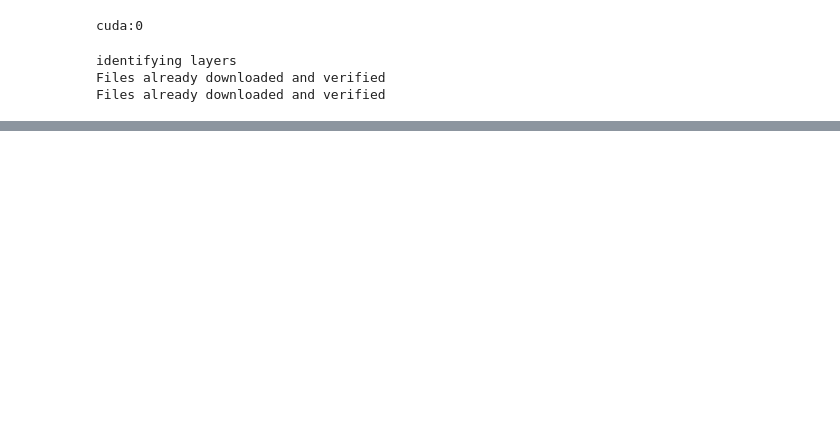
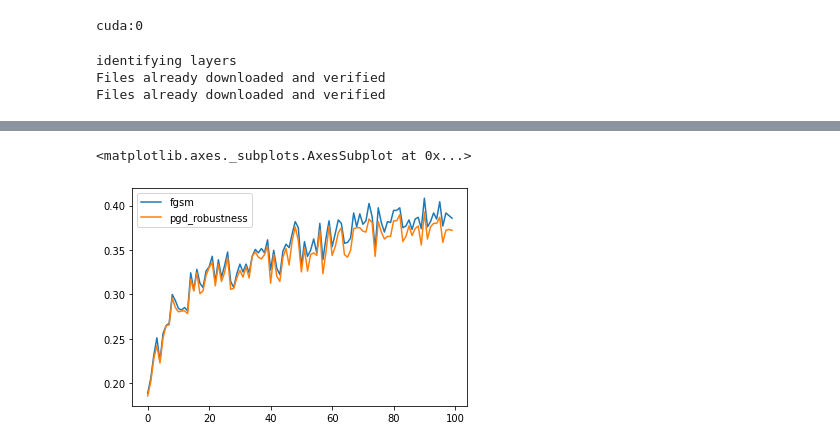
Before and after one commit to FlorianMerkle/pytorch-network-pruning, a Jupyter notebook: fast training without pre-normalization.ipynb, the cells around one changed output, grey strips where cells are left out. Cells and saved outputs as stored; diff of their text form; code cells hidden in the pictures; blank space fills up the shorter version.

Commit message:
fast training trouble shooting

```diff
--- a/fast training without pre-normalization.ipynb
+++ b/fast training without pre-normalization.ipynb
@@ -125,0 +126,5 @@ fast adversarial training
+# %%
+model.train_stats.plot(y=['fgsm','pgd_robustness'])
+# %% [output]
+<matplotlib.axes._subplots.AxesSubplot at 0x...>
+[figure, added]
```
Also changed, not shown: parts of 5 cells of this notebook, 1 other file.
